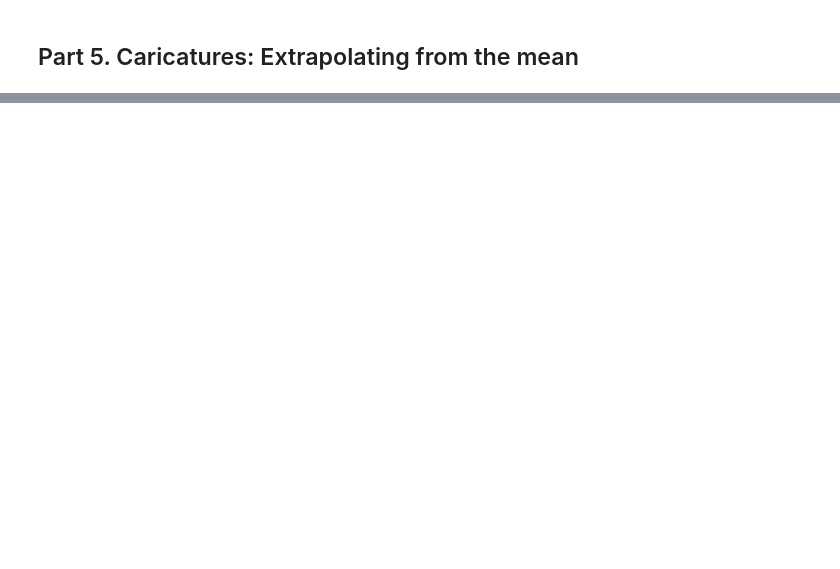
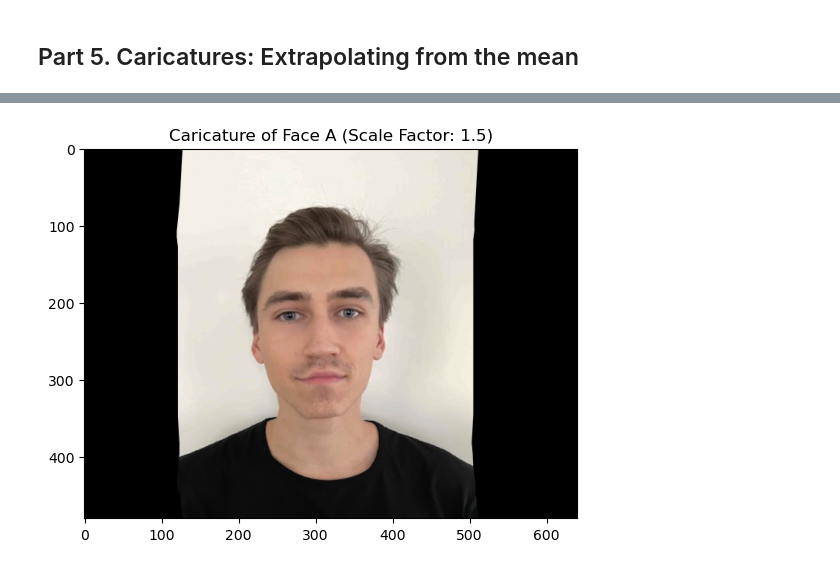
Before and after one commit to filipbagen/cs-180, a Jupyter notebook: p3-face-morphing/code/main.ipynb, the cells around one changed output, grey strips where cells are left out. Cells and saved outputs as stored; diff of their text form; code cells hidden in the pictures; blank space fills up the shorter version.

```diff
--- a/p3-face-morphing/code/main.ipynb
+++ b/p3-face-morphing/code/main.ipynb
@@ -549,12 +562,9 @@ plt.show()
 # %%
-# Adjust the warp_face_to_caricature function to match the correct number of arguments
-def warp_face_to_caricature(img, face_landmarks, caricature_landmarks, img_shape):
-    return morph_to_average_shape(img, face_landmarks, caricature_landmarks, img_shape)
-
-# Perform the warping for the caricature using corrected function call
-caricature_image = warp_face_to_caricature(face_a, normalized_landmarks[0], caricature_landmarks, images[0].shape)
+caricature_image = morph_to_average_shape(face_a, normalized_landmarks[0], caricature_landmarks, images[0].shape)
 
 # Display the caricature image
 plt.imshow(caricature_image)
 plt.title(f'Caricature of Face A (Scale Factor: {scale_factor})')
 plt.show()
+# %% [output]
+[figure, added]
```
Also changed, not shown: parts of 19 cells of this notebook, 13 other files.
